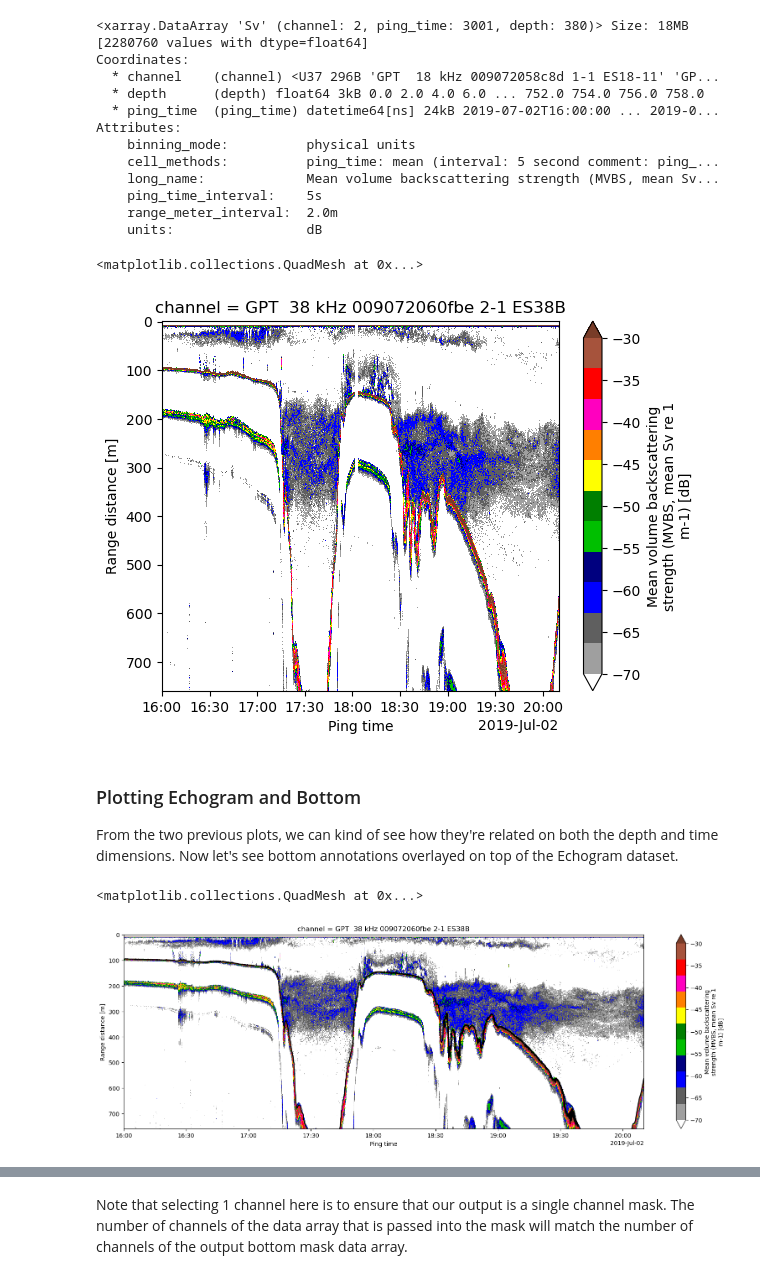
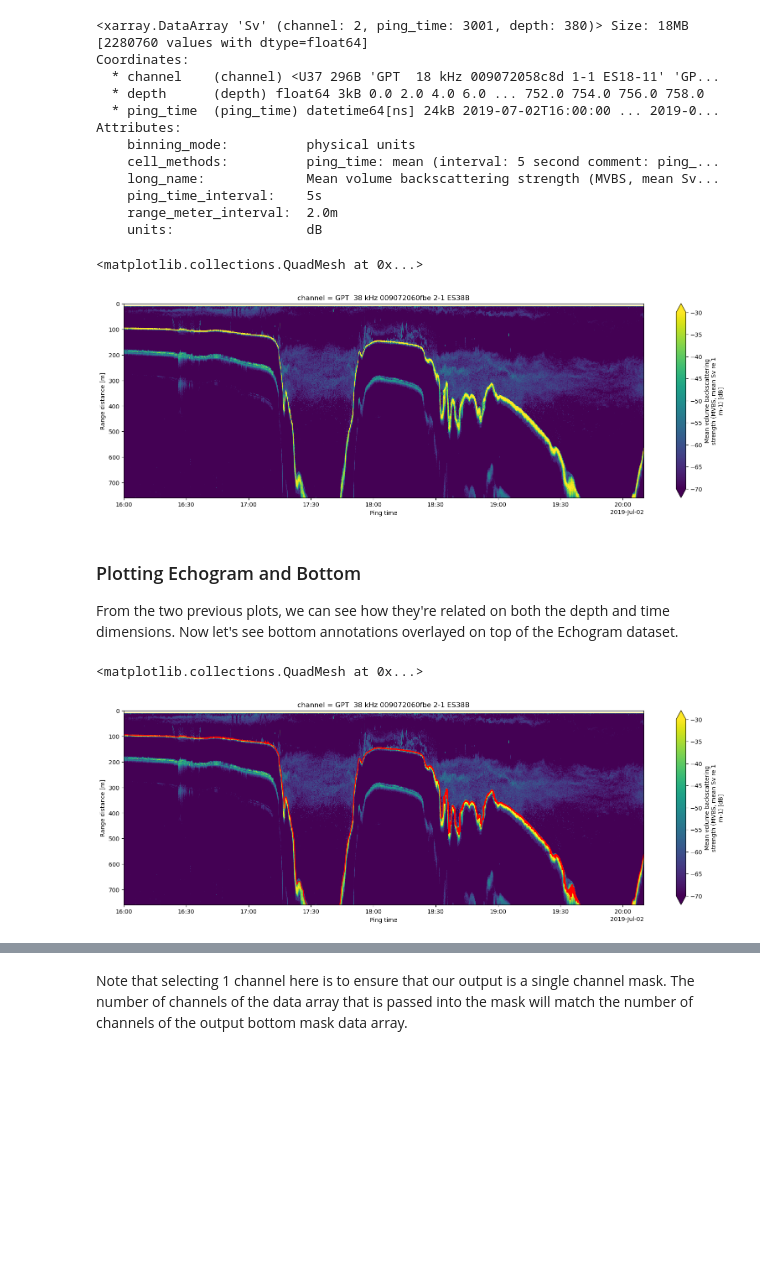
Before and after one commit to OSOceanAcoustics/echoregions, a Jupyter notebook: docs/source/Lines_functionality.ipynb, the cells around one changed output, grey strips where cells are left out. Drawn from its saved outputs; the diff is of its cells as text; code cells hidden in the pictures; blank space fills up the shorter version.

```diff
--- a/docs/source/Lines_functionality.ipynb
+++ b/docs/source/Lines_functionality.ipynb
@@ -134,20 +118,21 @@ Attributes:
     units:                 dB
 # %%
 # Plot the 38 kHz backscatter channel
-ds_Sv["Sv"].isel(channel=1).plot.pcolormesh(y="depth", yincrease=False, vmin=-70, vmax=-30, cmap="ep.ek500")
+plt.figure(figsize = (20, 6))
+ds_Sv["Sv"].isel(channel=1).plot.pcolormesh(y="depth", yincrease=False, vmin=-70, vmax=-30)
 # %% [output]
 <matplotlib.collections.QuadMesh at 0x...>
-[figure, old version]
+[figure, new version]
 # %% [markdown]
 ### Plotting Echogram and Bottom
 
-From the two previous plots, we can kind of see how they're related on both the depth and time dimensions. Now let's see bottom annotations overlayed on top of the Echogram dataset.
+From the two previous plots, we can see how they're related on both the depth and time dimensions. Now let's see bottom annotations overlayed on top of the Echogram dataset.
 # %%
 # Plotting the Echogram data and the bottom
 plt.figure(figsize = (20, 6))
-plt.plot(lines.data['time'], lines.data['depth'],'black',fillstyle='full', markersize=1)
-ds_Sv.Sv.isel(channel=1).T.plot.pcolormesh(y="depth", yincrease=False, vmin=-70, vmax=-30, cmap="ep.ek500")
+plt.plot(lines.data['time'], lines.data['depth'], 'red', fillstyle='full', markersize=1)
+ds_Sv.Sv.isel(channel=1).T.plot.pcolormesh(y="depth", yincrease=False, vmin=-70, vmax=-30)
 # %% [output]
 <matplotlib.collections.QuadMesh at 0x...>
-[figure, old version]
+[figure, new version]
 # %% [markdown]
```
Also changed, not shown: parts of 7 cells of this notebook, 4 other files.
